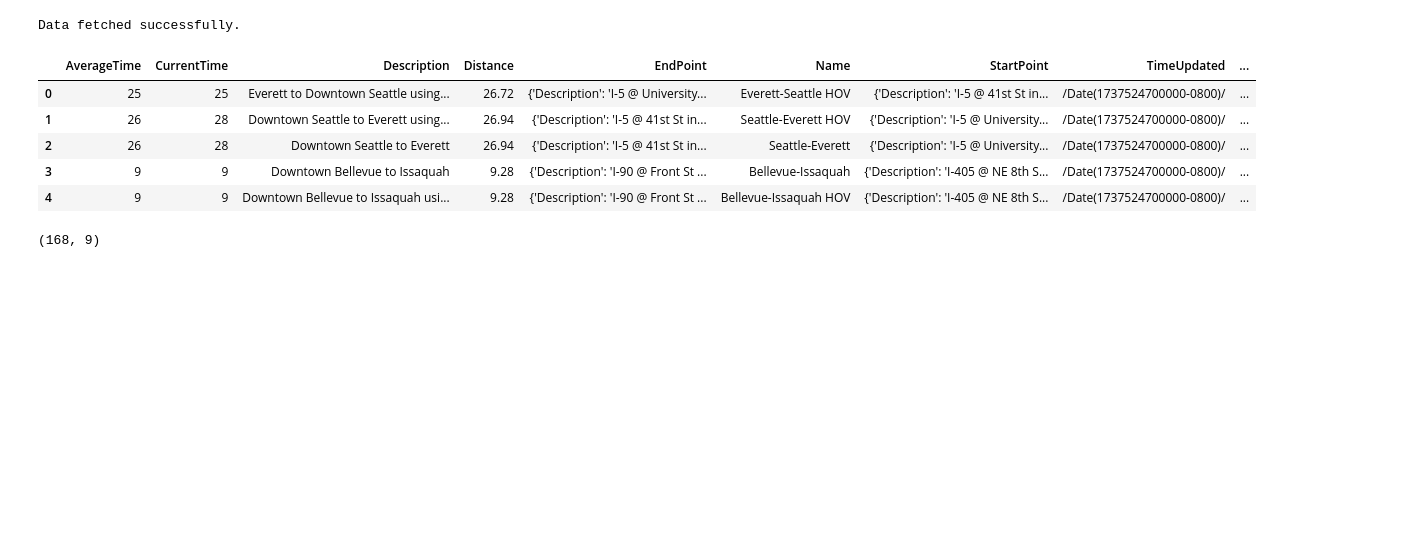
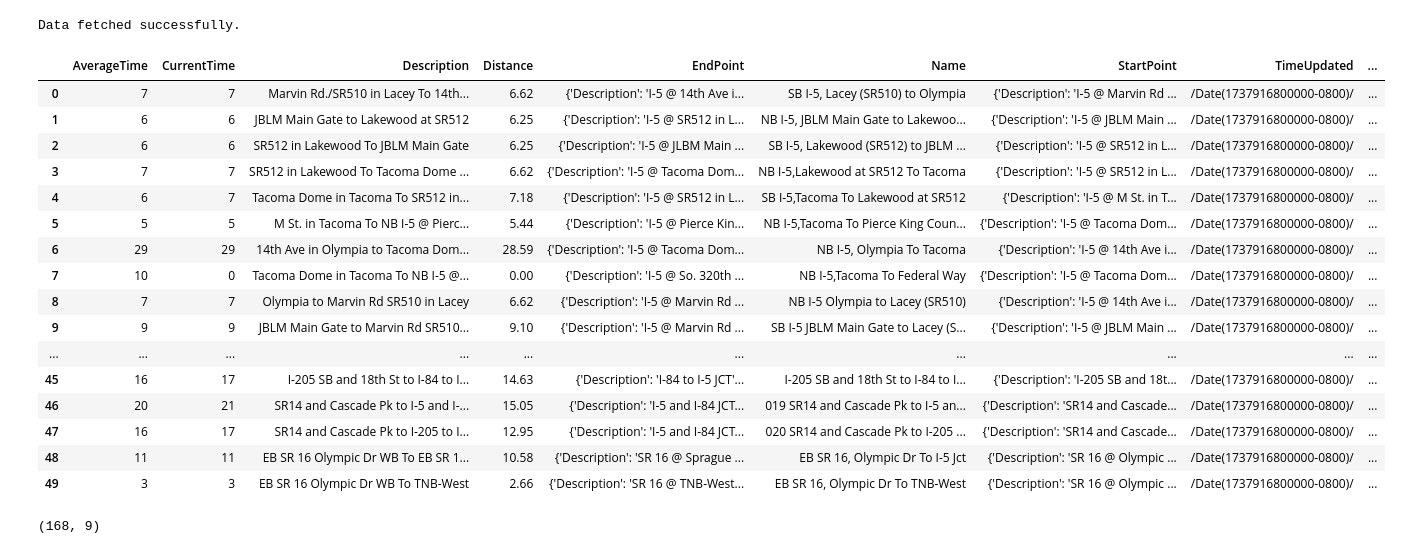
Before and after one commit to junclemente/ads507-finalproject, a Jupyter notebook: jun/explore.ipynb, the cells around one changed output. Saved outputs shown, nothing was run; the diff lists cells and outputs as text; code cells hidden in the pictures; blank space fills up the shorter version.

```diff
--- a/jun/explore.ipynb
+++ b/jun/explore.ipynb
@@ -37,14 +37,25 @@ else:
 # %% [output]
 Data fetched successfully.
 # %%
-df.head()
+df.head(50)
 # %% [output]
 |  | AverageTime | CurrentTime | Description | Distance | EndPoint | Name | StartPoint | TimeUpdated | ... |
-| 0 | 25 | 25 | Everett to Downtown Seattle using... | 26.72 | {'Description': 'I-5 @ University... | Everett-Seattle HOV | {'Description': 'I-5 @ 41st St in... | /Date(1737524700000-0800)/ | ... |
-| 1 | 26 | 28 | Downtown Seattle to Everett using... | 26.94 | {'Description': 'I-5 @ 41st St in... | Seattle-Everett HOV | {'Description': 'I-5 @ University... | /Date(1737524700000-0800)/ | ... |
-| 2 | 26 | 28 | Downtown Seattle to Everett | 26.94 | {'Description': 'I-5 @ 41st St in... | Seattle-Everett | {'Description': 'I-5 @ University... | /Date(1737524700000-0800)/ | ... |
-| 3 | 9 | 9 | Downtown Bellevue to Issaquah | 9.28 | {'Description': 'I-90 @ Front St ... | Bellevue-Issaquah | {'Description': 'I-405 @ NE 8th S... | /Date(1737524700000-0800)/ | ... |
-| 4 | 9 | 9 | Downtown Bellevue to Issaquah usi... | 9.28 | {'Description': 'I-90 @ Front St ... | Bellevue-Issaquah HOV | {'Description': 'I-405 @ NE 8th S... | /Date(1737524700000-0800)/ | ... |
+| 0 | 7 | 7 | Marvin Rd./SR510 in Lacey To 14th... | 6.62 | {'Description': 'I-5 @ 14th Ave i... | SB I-5, Lacey (SR510) to Olympia | {'Description': 'I-5 @ Marvin Rd ... | /Date(1737916800000-0800)/ | ... |
+| 1 | 6 | 6 | JBLM Main Gate to Lakewood at SR512 | 6.25 | {'Description': 'I-5 @ SR512 in L... | NB I-5, JBLM Main Gate to Lakewoo... | {'Description': 'I-5 @ JBLM Main ... | /Date(1737916800000-0800)/ | ... |
+| 2 | 6 | 6 | SR512 in Lakewood To JBLM Main Gate | 6.25 | {'Description': 'I-5 @ JLBM Main ... | SB I-5, Lakewood (SR512) to JBLM ... | {'Description': 'I-5 @ SR512 in L... | /Date(1737916800000-0800)/ | ... |
+| 3 | 7 | 7 | SR512 in Lakewood To Tacoma Dome ... | 6.62 | {'Description': 'I-5 @ Tacoma Dom... | NB I-5,Lakewood at SR512 To Tacoma | {'Description': 'I-5 @ SR512 in L... | /Date(1737916800000-0800)/ | ... |
+| 4 | 6 | 7 | Tacoma Dome in Tacoma To SR512 in... | 7.18 | {'Description': 'I-5 @ SR512 in L... | SB I-5,Tacoma To Lakewood at SR512 | {'Description': 'I-5 @ M St. in T... | /Date(1737916800000-0800)/ | ... |
+| 5 | 5 | 5 | M St. in Tacoma To NB I-5 @ Pierc... | 5.44 | {'Description': 'I-5 @ Pierce Kin... | NB I-5,Tacoma To Pierce King Coun... | {'Description': 'I-5 @ Tacoma Dom... | /Date(1737916800000-0800)/ | ... |
+| 6 | 29 | 29 | 14th Ave in Olympia to Tacoma Dom... | 28.59 | {'Description': 'I-5 @ Tacoma Dom... | NB I-5, Olympia To Tacoma | {'Description': 'I-5 @ 14th Ave i... | /Date(1737916800000-0800)/ | ... |
+| 7 | 10 | 0 | Tacoma Dome in Tacoma To NB I-5 @... | 0.00 | {'Description': 'I-5 @ So. 320th ... | NB I-5,Tacoma To Federal Way | {'Description': 'I-5 @ Tacoma Dom... | /Date(1737916800000-0800)/ | ... |
+| 8 | 7 | 7 | Olympia to Marvin Rd SR510 in Lacey | 6.62 | {'Description': 'I-5 @ Marvin Rd ... | NB I-5 Olympia to Lacey (SR510) | {'Description': 'I-5 @ 14th Ave i... | /Date(1737916800000-0800)/ | ... |
+| 9 | 9 | 9 | JBLM Main Gate to Marvin Rd SR510... | 9.10 | {'Description': 'I-5 @ Marvin Rd ... | SB I-5 JBLM Main Gate to Lacey (S... | {'Description': 'I-5 @ JBLM Main ... | /Date(1737916800000-0800)/ | ... |
+| ... | ... | ... | ... | ... | ... | ... | ... | ... | ... |
+| 45 | 16 | 17 | I-205 SB and 18th St to I-84 to I... | 14.63 | {'Description': 'I-84 to I-5 JCT'... | I-205 SB and 18th St to I-84 to I... | {'Description': 'I-205 SB and 18t... | /Date(1737916800000-0800)/ | ... |
+| 46 | 20 | 21 | SR14 and Cascade Pk to I-5 and I-... | 15.05 | {'Description': 'I-5 and I-84 JCT... | 019 SR14 and Cascade Pk to I-5 an... | {'Description': 'SR14 and Cascade... | /Date(1737916800000-0800)/ | ... |
+| 47 | 16 | 17 | SR14 and Cascade Pk to I-205 to I... | 12.95 | {'Description': 'I-5 and I-84 JCT... | 020 SR14 and Cascade Pk to I-205 ... | {'Description': 'SR14 and Cascade... | /Date(1737916800000-0800)/ | ... |
+| 48 | 11 | 11 | EB SR 16 Olympic Dr WB To EB SR 1... | 10.58 | {'Description': 'SR 16 @ Sprague ... | EB SR 16, Olympic Dr To I-5 Jct | {'Description': 'SR 16 @ Olympic ... | /Date(1737916800000-0800)/ | ... |
+| 49 | 3 | 3 | EB SR 16 Olympic Dr WB To TNB-West | 2.66 | {'Description': 'SR 16 @ TNB-West... | EB SR 16, Olympic Dr To TNB-West | {'Description': 'SR 16 @ Olympic ... | /Date(1737916800000-0800)/ | ... |
 # %%
 df.shape
 # %% [output]
```
